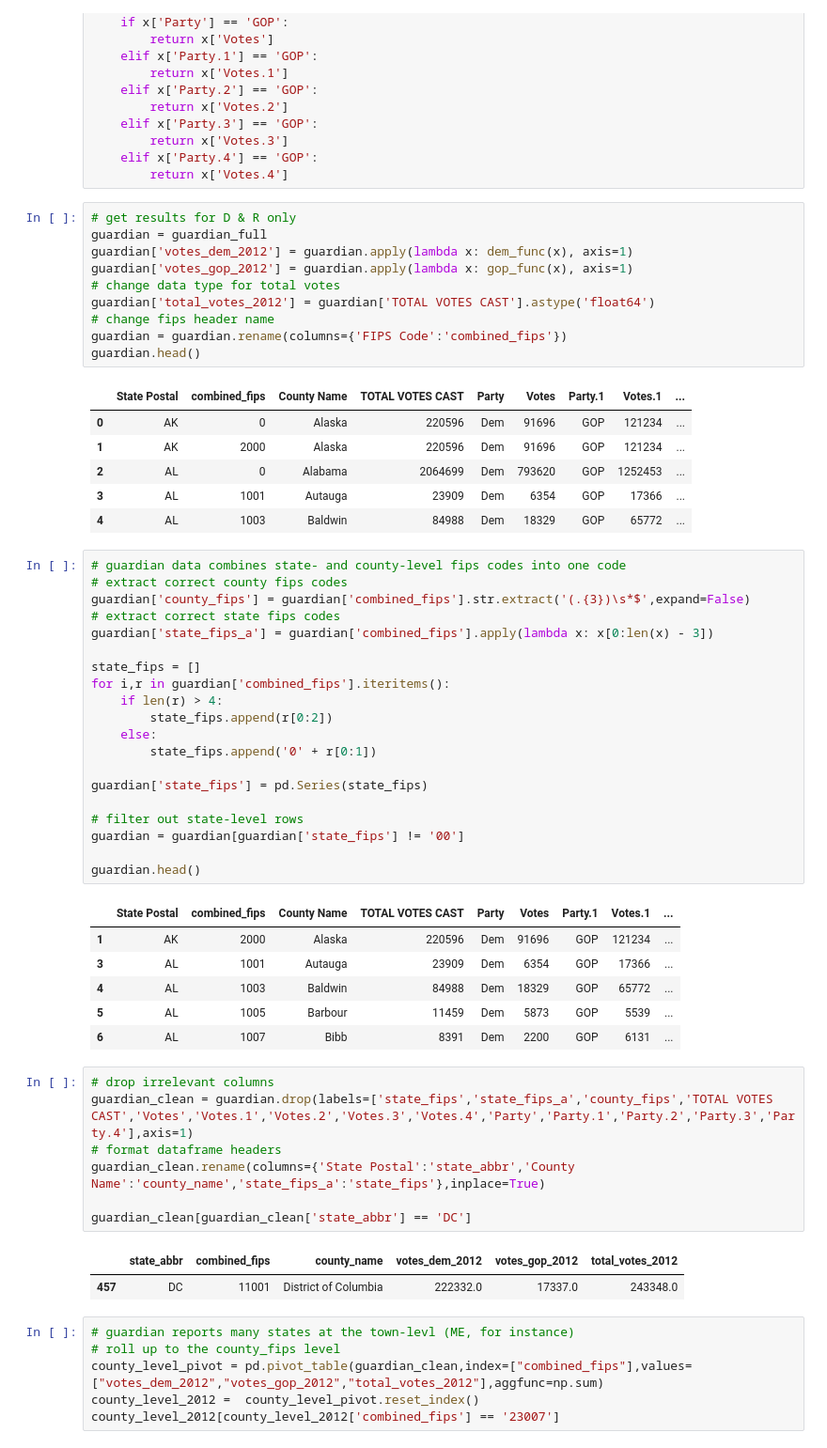
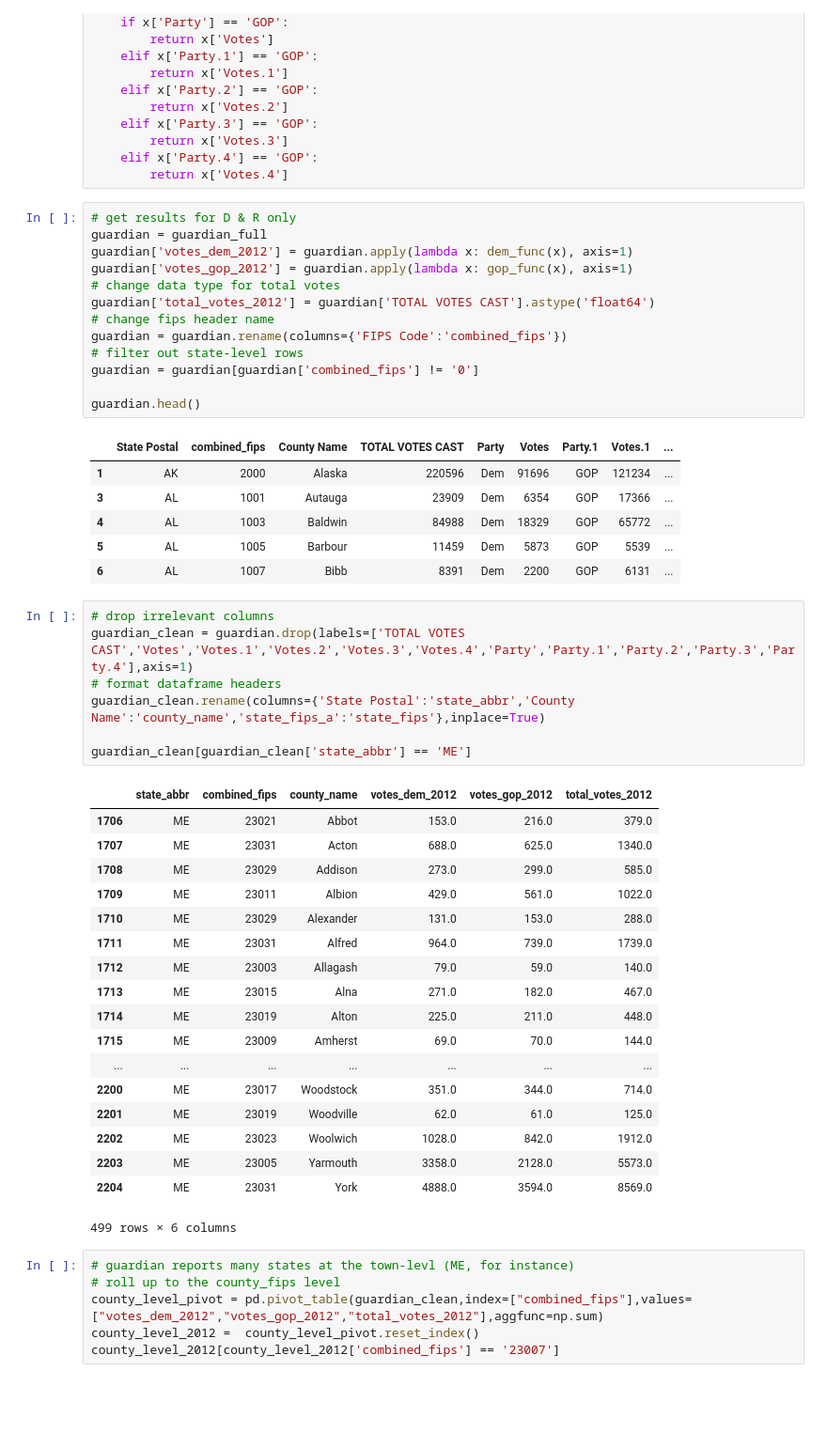
Before and after one commit to tonmcg/US_County_Level_Election_Results_08-20, a Jupyter notebook: US_County_Level_Presidential_Results_12-16.ipynb, the cells around one changed output. Shown at 94% size. Cells and saved outputs as stored; diff of their text form; blank space fills up the shorter version.

Commit message:
Added County and State FIPS Codes
Added county and state fips codes to dataset for geoJSON mapping (topoJSON requires a combined code)

```diff
--- a/US_County_Level_Presidential_Results_12-16.ipynb
+++ b/US_County_Level_Presidential_Results_12-16.ipynb
@@ -85,51 +85,43 @@ guardian['votes_gop_2012'] = guardian.apply(lambda x: gop_func(x), axis=1)
 guardian['total_votes_2012'] = guardian['TOTAL VOTES CAST'].astype('float64')
 # change fips header name
 guardian = guardian.rename(columns={'FIPS Code':'combined_fips'})
+# filter out state-level rows
+guardian = guardian[guardian['combined_fips'] != '0']
+
 guardian.head()
 # %% [output]
 |  | State Postal | combined_fips | County Name | TOTAL VOTES CAST | Party | Votes | Party.1 | Votes.1 | ... |
-| 0 | AK | 0 | Alaska | 220596 | Dem | 91696 | GOP | 121234 | ... |
 | 1 | AK | 2000 | Alaska | 220596 | Dem | 91696 | GOP | 121234 | ... |
-| 2 | AL | 0 | Alabama | 2064699 | Dem | 793620 | GOP | 1252453 | ... |
 | 3 | AL | 1001 | Autauga | 23909 | Dem | 6354 | GOP | 17366 | ... |
 | 4 | AL | 1003 | Baldwin | 84988 | Dem | 18329 | GOP | 65772 | ... |
+| 5 | AL | 1005 | Barbour | 11459 | Dem | 5873 | GOP | 5539 | ... |
+| 6 | AL | 1007 | Bibb | 8391 | Dem | 2200 | GOP | 6131 | ... |
-# %%
-# guardian data combines state- and county-level fips codes into one code
-# extract correct county fips codes
-guardian['county_fips'] = guardian['combined_fips'].str.extract('(.{3})\s*$',expand=False)
-# extract correct state fips codes
-guardian['state_fips_a'] = guardian['combined_fips'].apply(lambda x: x[0:len(x) - 3])
-
-state_fips = []
-for i,r in guardian['combined_fips'].iteritems():
-    if len(r) > 4:
-        state_fips.append(r[0:2])
-    else:
-        state_fips.append('0' + r[0:1])
-
-guardian['state_fips'] = pd.Series(state_fips)
-
-# filter out state-level rows
-guardian = guardian[guardian['state_fips'] != '00']
-
-guardian.head()
-# %% [output]
-|  | State Postal | combined_fips | County Name | TOTAL VOTES CAST | Party | Votes | Party.1 | Votes.1 | ... |
-| 1 | AK | 2000 | Alaska | 220596 | Dem | 91696 | GOP | 121234 | ... |
-| 3 | AL | 1001 | Autauga | 23909 | Dem | 6354 | GOP | 17366 | ... |
-| 4 | AL | 1003 | Baldwin | 84988 | Dem | 18329 | GOP | 65772 | ... |
-| 5 | AL | 1005 | Barbour | 11459 | Dem | 5873 | GOP | 5539 | ... |
-| 6 | AL | 1007 | Bibb | 8391 | Dem | 2200 | GOP | 6131 | ... |
 # %%
 # drop irrelevant columns
-guardian_clean = guardian.drop(labels=['state_fips','state_fips_a','county_fips','TOTAL VOTES CAST','Votes','Votes.1','Votes.2','Votes.3','Votes.4','Party','Party.1','Party.2','Party.3','Party.4'],axis=1)
+guardian_clean = guardian.drop(labels=['TOTAL VOTES CAST','Votes','Votes.1','Votes.2','Votes.3','Votes.4','Party','Party.1','Party.2','Party.3','Party.4'],axis=1)
 # format dataframe headers
 guardian_clean.rename(columns={'State Postal':'state_abbr','County Name':'county_name','state_fips_a':'state_fips'},inplace=True)
 
-guardian_clean[guardian_clean['state_abbr'] == 'DC']
+guardian_clean[guardian_clean['state_abbr'] == 'ME']
 # %% [output]
 |  | state_abbr | combined_fips | county_name | votes_dem_2012 | votes_gop_2012 | total_votes_2012 |
-| 457 | DC | 11001 | District of Columbia | 222332.0 | 17337.0 | 243348.0 |
+| 1706 | ME | 23021 | Abbot | 153.0 | 216.0 | 379.0 |
+| 1707 | ME | 23031 | Acton | 688.0 | 625.0 | 1340.0 |
+| 1708 | ME | 23029 | Addison | 273.0 | 299.0 | 585.0 |
+| 1709 | ME | 23011 | Albion | 429.0 | 561.0 | 1022.0 |
+| 1710 | ME | 23029 | Alexander | 131.0 | 153.0 | 288.0 |
+| 1711 | ME | 23031 | Alfred | 964.0 | 739.0 | 1739.0 |
+| 1712 | ME | 23003 | Allagash | 79.0 | 59.0 | 140.0 |
+| 1713 | ME | 23015 | Alna | 271.0 | 182.0 | 467.0 |
+| 1714 | ME | 23019 | Alton | 225.0 | 211.0 | 448.0 |
+| 1715 | ME | 23009 | Amherst | 69.0 | 70.0 | 144.0 |
+| ... | ... | ... | ... | ... | ... | ... |
+| 2200 | ME | 23017 | Woodstock | 351.0 | 344.0 | 714.0 |
+| 2201 | ME | 23019 | Woodville | 62.0 | 61.0 | 125.0 |
+| 2202 | ME | 23023 | Woolwich | 1028.0 | 842.0 | 1912.0 |
+| 2203 | ME | 23005 | Yarmouth | 3358.0 | 2128.0 | 5573.0 |
+| 2204 | ME | 23031 | York | 4888.0 | 3594.0 | 8569.0 |
+499 rows × 6 columns
 # %%
 # guardian reports many states at the town-levl (ME, for instance)
 # roll up to the county_fips level
```
Also changed, not shown: parts of 2 cells of this notebook, 1 other file.
